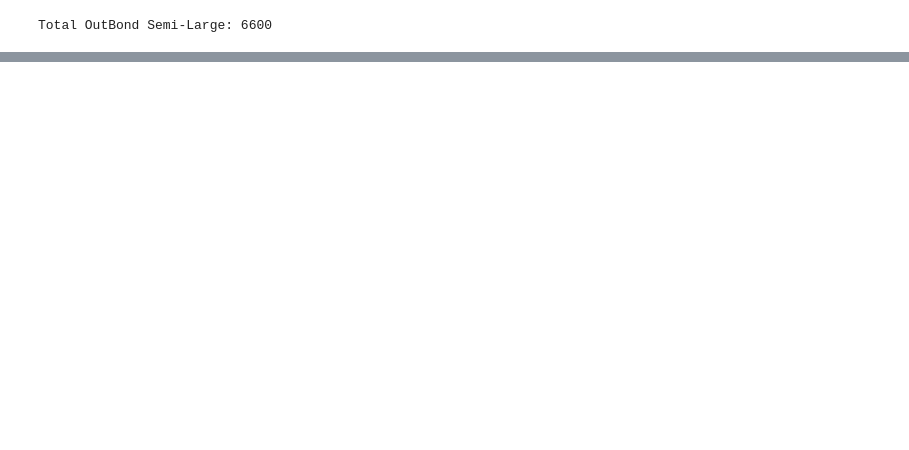
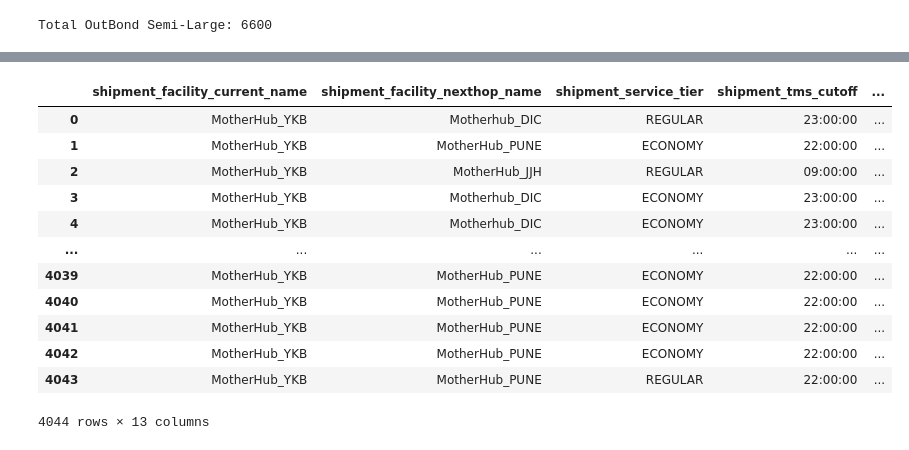
Before and after one commit to mrrobot620/cbs_bag_hold, a Jupyter notebook: outbond.ipynb, the cells around one changed output, grey strips where cells are left out. Drawn from its saved outputs; the diff is of its cells as text; code cells hidden in the pictures; blank space fills up the shorter version.

```diff
--- a/outbond.ipynb
+++ b/outbond.ipynb
@@ -87 +85,19 @@ OutBond Pendency Outbond Pendency
 Name: count, dtype: int64
+# %%
+outbound_12_xd = pd.read_csv("ykb_outbound_xd_greater_than_12.csv")
+
+outbound_12_xd
+# %% [output]
+|  | shipment_facility_current_name | shipment_facility_nexthop_name | shipment_service_tier | shipment_tms_cutoff | ... |
+| 0 | MotherHub_YKB | Motherhub_DIC | REGULAR | 23:00:00 | ... |
+| 1 | MotherHub_YKB | MotherHub_PUNE | ECONOMY | 22:00:00 | ... |
+| 2 | MotherHub_YKB | MotherHub_JJH | REGULAR | 09:00:00 | ... |
+| 3 | MotherHub_YKB | Motherhub_DIC | ECONOMY | 23:00:00 | ... |
+| 4 | MotherHub_YKB | Motherhub_DIC | ECONOMY | 23:00:00 | ... |
+| ... | ... | ... | ... | ... | ... |
+| 4039 | MotherHub_YKB | MotherHub_PUNE | ECONOMY | 22:00:00 | ... |
+| 4040 | MotherHub_YKB | MotherHub_PUNE | ECONOMY | 22:00:00 | ... |
+| 4041 | MotherHub_YKB | MotherHub_PUNE | ECONOMY | 22:00:00 | ... |
+| 4042 | MotherHub_YKB | MotherHub_PUNE | ECONOMY | 22:00:00 | ... |
+| 4043 | MotherHub_YKB | MotherHub_PUNE | REGULAR | 22:00:00 | ... |
+4044 rows × 13 columns
```
Also changed, not shown: parts of 5 cells of this notebook, 4 other files.
